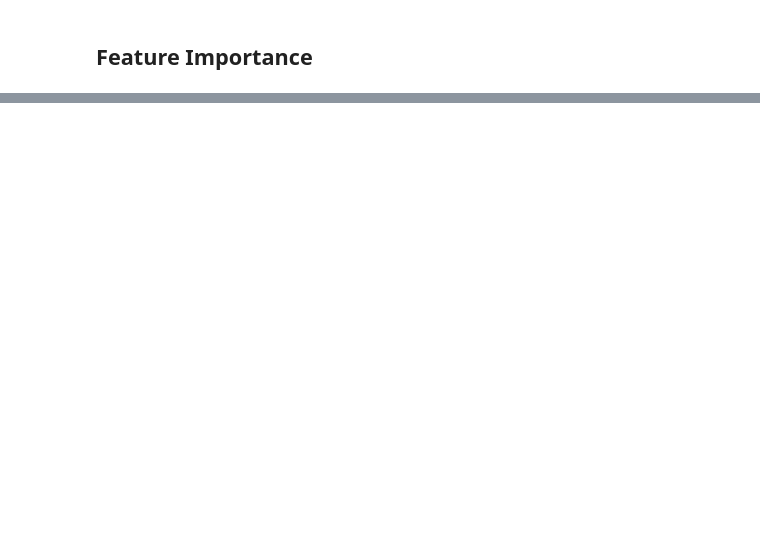
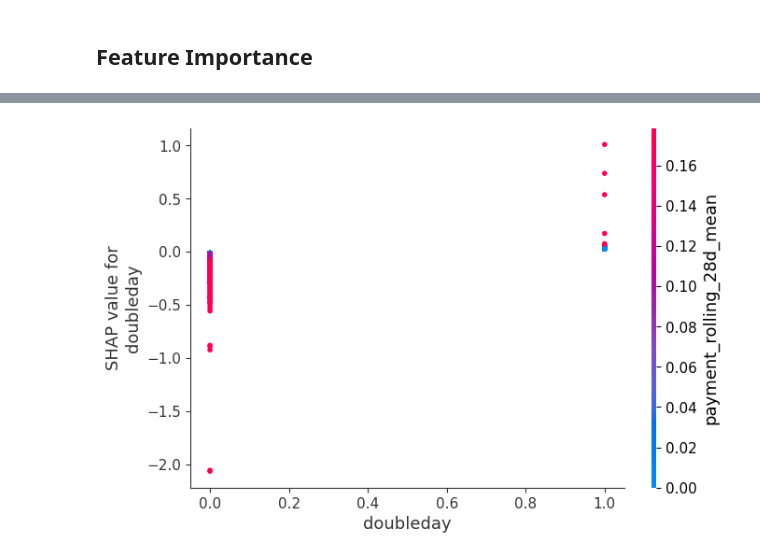
Before and after one commit to theneighbor73/ecommerce_sales_prediction_model, a Jupyter notebook: only_model.ipynb, the cells around one changed output, grey strips where cells are left out. Drawn from its saved outputs; the diff is of its cells as text; code cells hidden in the pictures; blank space fills up the shorter version.

```diff
--- a/only_model.ipynb
+++ b/only_model.ipynb
@@ -277,0 +364,5 @@ TBU
+# %%
+# Which feature when matched with `doubleday` impact outcome the most
+shap.dependence_plot("doubleday", shap_values.values, X_test, interaction_index="auto")
+# %% [output]
+[figure, added]
```
Also changed, not shown: parts of 27 cells of this notebook, 4 other files.
